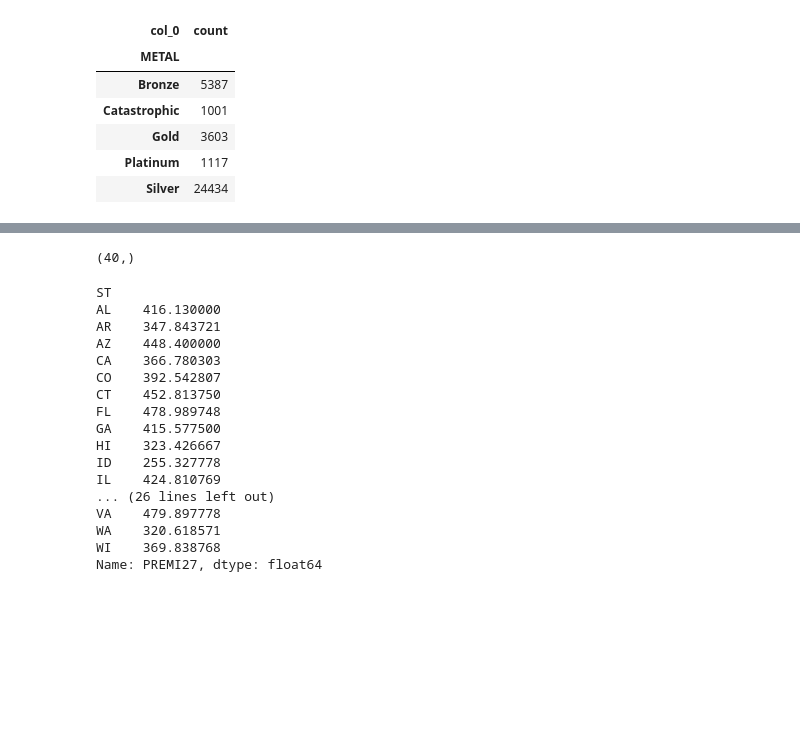
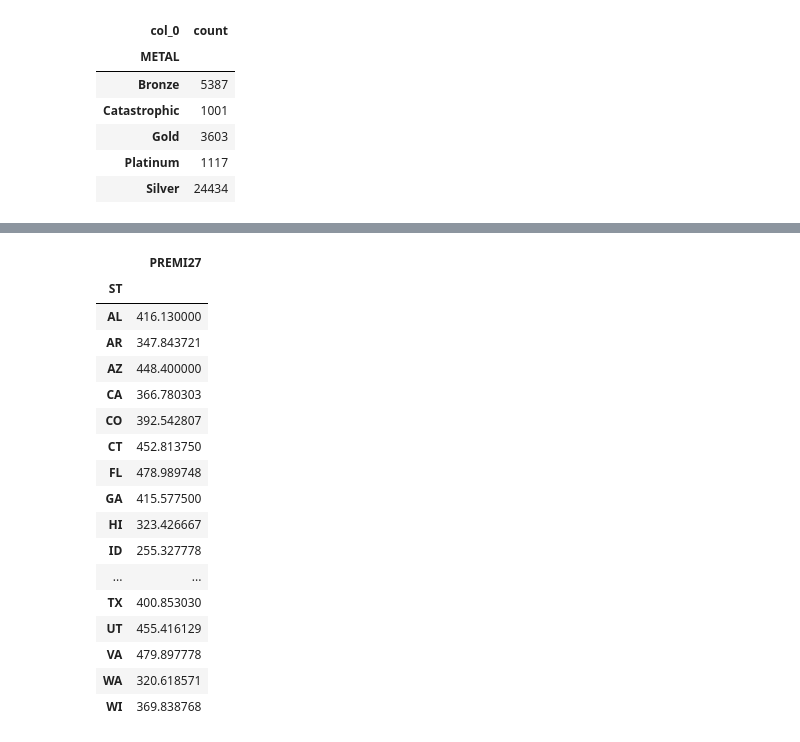
Before and after one commit to robin-wang/RWJFPlans, a Jupyter notebook: RWJF Plans Procesing.ipynb, the cells around one changed output, grey strips where cells are left out. Drawn from its saved outputs; the diff is of its cells as text; code cells hidden in the pictures; blank space fills up the shorter version.

```diff
--- a/RWJF Plans Procesing.ipynb
+++ b/RWJF Plans Procesing.ipynb
@@ -626,26 +626,26 @@ Name: PREMI27, dtype: float64
 # %%
 OOSilver0 = df[(df['METAL']=='Silver') & (df['CSR']==0) & (df['PLANMARKET'] == 2)]
-ST_OOSilver0 = OOSilver0.groupby('ST')['PREMI27'].mean()
+ST_OOSilver0 = pd.DataFrame(OOSilver0.groupby('ST')['PREMI27'].mean())
 ST_OOSilver0.shape
 ST_OOSilver0
 # %% [output]
-(40,)
-ST
-AL    416.130000
-AR    347.843721
-AZ    448.400000
-CA    366.780303
-CO    392.542807
-CT    452.813750
-FL    478.989748
-GA    415.577500
-HI    323.426667
-ID    255.327778
-IL    424.810769
-... (26 lines left out)
-VA    479.897778
-WA    320.618571
-WI    369.838768
-Name: PREMI27, dtype: float64
+|  | PREMI27 |
+| ST |  |
+| AL | 416.130000 |
+| AR | 347.843721 |
+| AZ | 448.400000 |
+| CA | 366.780303 |
+| CO | 392.542807 |
+| CT | 452.813750 |
+| FL | 478.989748 |
+| GA | 415.577500 |
+| HI | 323.426667 |
+| ID | 255.327778 |
+| ... | ... |
+| TX | 400.853030 |
+| UT | 455.416129 |
+| VA | 479.897778 |
+| WA | 320.618571 |
+| WI | 369.838768 |
 # %%
 OffSilver0 = df[(df['METAL']=='Silver') & (df['CSR']==0) & (df['PLANMARKET'] == 3)]
```
Also changed, not shown: parts of 21 cells of this notebook.
